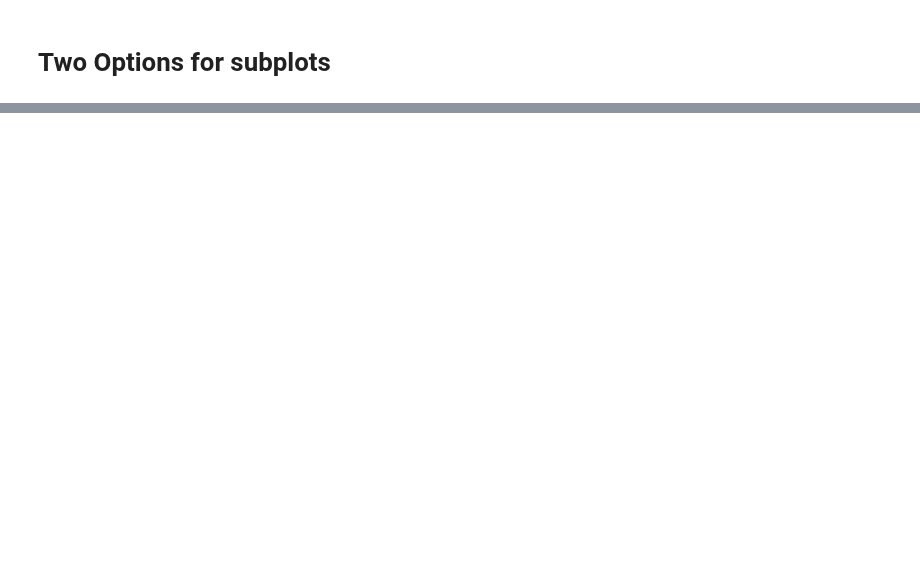
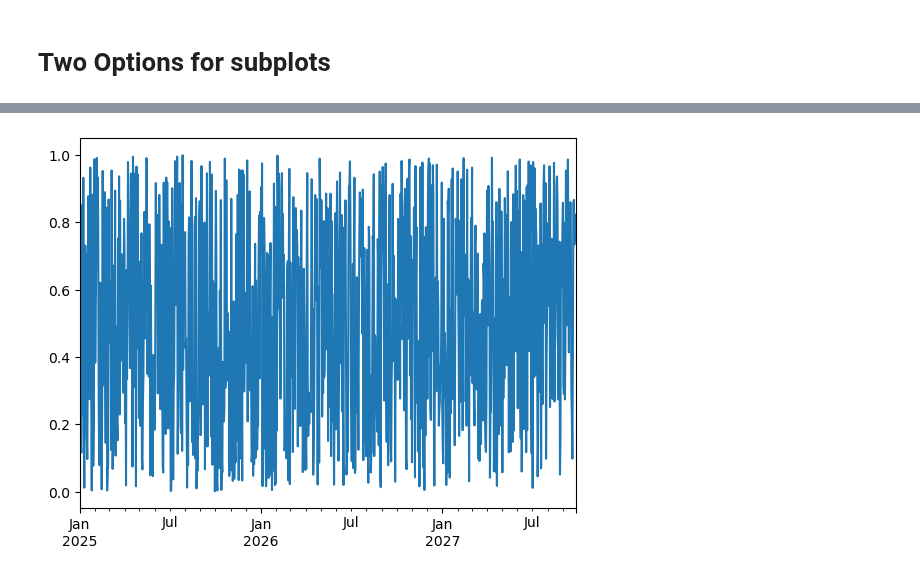
Before and after one commit to FairozAhmadSheikh/Machine_and_Deep_Learning_Basic_To_Advance, a Jupyter notebook: revision_matplotlib.ipynb, the cells around one changed output, grey strips where cells are left out. Saved outputs shown, nothing was run; the diff lists cells and outputs as text; code cells hidden in the pictures; blank space fills up the shorter version.

```diff
--- a/revision_matplotlib.ipynb
+++ b/revision_matplotlib.ipynb
@@ -136,0 +154,3 @@ ax[1,0].bar(car_sales.keys(),a)
+# %%
+# Lets first plot using a series
+ts=pd.Series(np.random.random(1000),index=pd.date_range("01/01/2025",periods=1000))
@@ -136,0 +171,4 @@ ax[1,0].bar(car_sales.keys(),a)
+# %%
+ts.plot();
+# %% [output]
+[figure, added]
```
Also changed, not shown: parts of 15 cells of this notebook.
